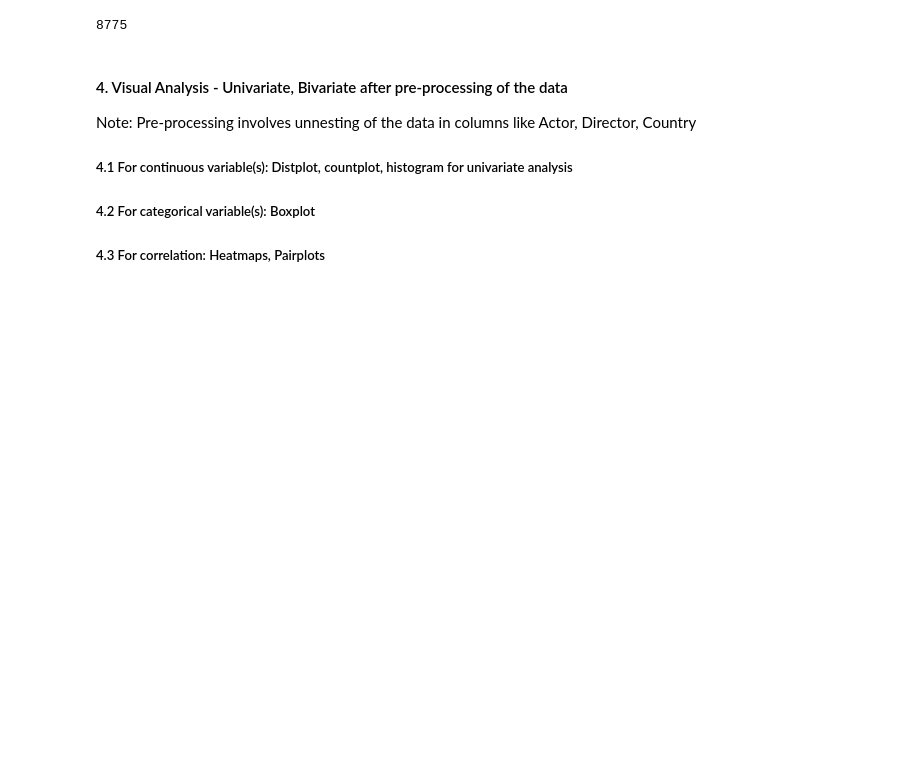
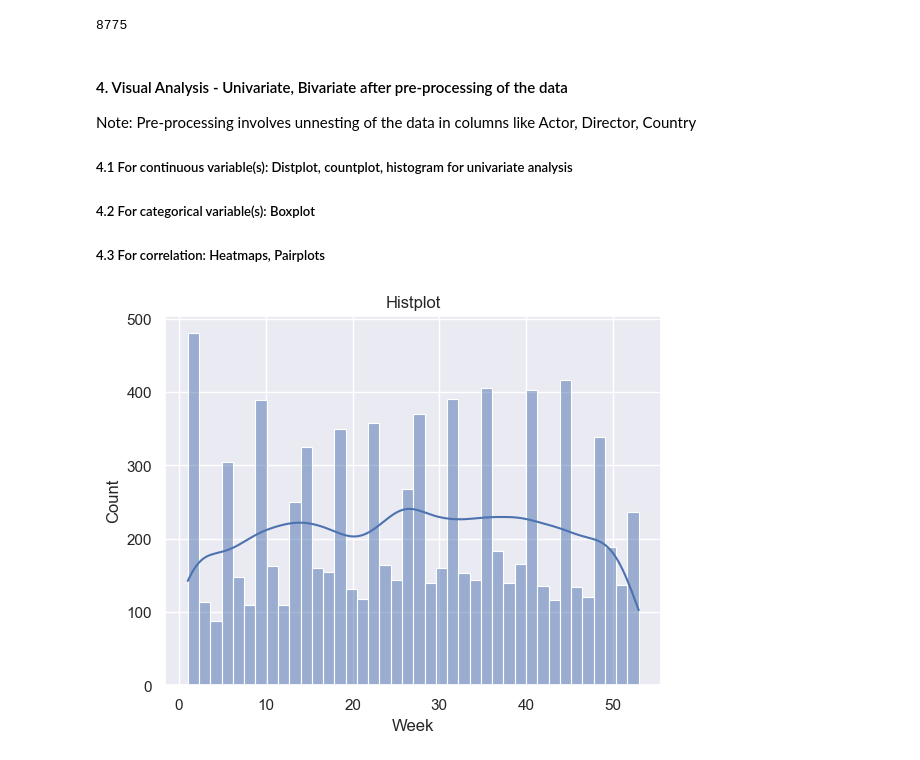
Before and after one commit to Vishalpandey328/Netflix-Data_Exploration_and_Visualisation, a Jupyter notebook: Recomendation.ipynb, the cells around one changed output. Saved outputs shown, nothing was run; the diff lists cells and outputs as text; code cells hidden in the pictures; blank space fills up the shorter version.

```diff
--- a/Recomendation.ipynb
+++ b/Recomendation.ipynb
@@ -356,3 +356,10 @@ Note: Pre-processing involves unnesting of the data in columns like Actor, Direc
 ##### 4.2 For categorical variable(s): Boxplot
 
 ##### 4.3 For correlation: Heatmaps, Pairplots
+# %%
+sns.set_theme()
+sns.histplot(df['Week'], bins=40, kde=True)  # kde=True adds the density curve like distplot did
+plt.title("Histplot")
+plt.show()
+# %% [output]
+[figure, added]
```
Also changed, not shown: parts of 9 cells of this notebook.
